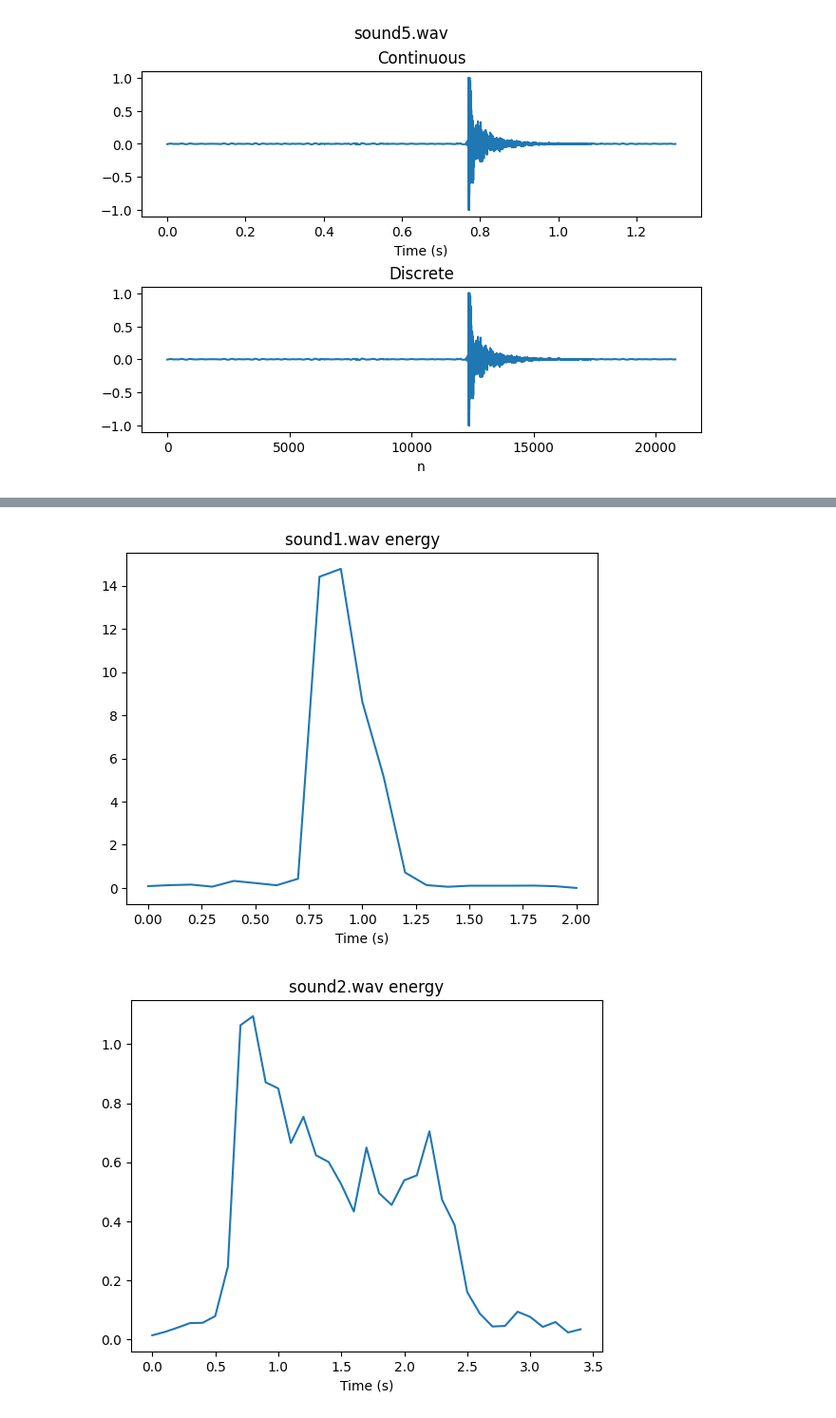
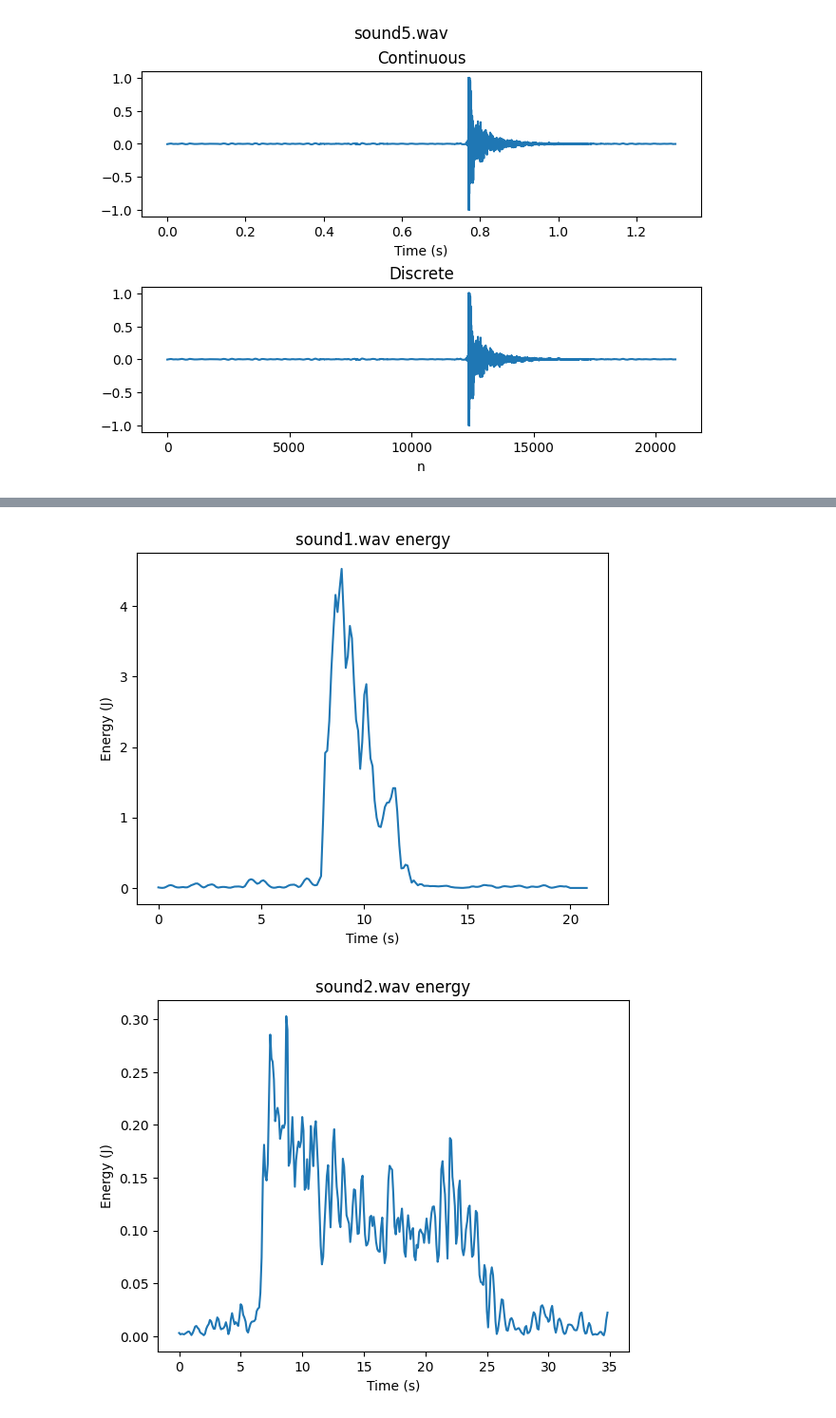
Before and after one commit to carlosedm10/joan-tds, a Jupyter notebook: prac1/python/prac1.ipynb, the cells around one changed output, grey strips where cells are left out. Shown at 95% size. Drawn from its saved outputs; the diff is of its cells as text; code cells hidden in the pictures.

Commit message:
plot all 5 sounds

```diff
--- a/prac1/python/prac1.ipynb
+++ b/prac1/python/prac1.ipynb
@@ -118,0 +176,13 @@ Energy of sound3.wav (non overlapping frames): [3.8680609  3.32501603 3.31144512
+# %%
+# get the energy of the signals in overlapping frames of 100ms with 50% overlap
+E1_frames = (overlapping_frames(y1, fs1, 0.02, 0.5) ** 2).sum(axis=0)
+E2_frames = (overlapping_frames(y2, fs2, 0.02, 0.5) ** 2).sum(axis=0)
+E3_frames = (overlapping_frames(y3, fs3, 0.02, 0.5) ** 2).sum(axis=0)
+E4_frames = (overlapping_frames(y4, fs4, 0.02, 0.5) ** 2).sum(axis=0)
+E5_frames = (overlapping_frames(y5, fs5, 0.02, 0.5) ** 2).sum(axis=0)
+
+print('Energy of sound1.wav (overlapping frames 50%):\n', E1_frames)
+print('Energy of sound2.wav (overlapping frames 50%):\n', E2_frames)
+print('Energy of sound3.wav (overlapping frames 50%):\n', E3_frames)
+print('Energy of sound4.wav (overlapping frames 50%):\n', E4_frames)
+print('Energy of sound5.wav (overlapping frames 50%):\n', E5_frames)
@@ -121,18 +209,25 @@ Energy of sound3.wav (non overlapping frames): [3.8680609  3.32501603 3.31144512
 t1 = np.arange(len(E1_frames)) * fs1
 t2 = np.arange(len(E2_frames)) * fs2
 t3 = np.arange(len(E3_frames)) * fs3
+t4 = np.arange(len(E4_frames)) * fs4
+t5 = np.arange(len(E5_frames)) * fs5
 
 plt.plot(t1, E1_frames, label='sound1.wav')
 plt.plot(t2, E2_frames, label='sound2.wav')
 plt.plot(t3, E3_frames, label='sound3.wav')
+plt.plot(t4, E4_frames, label='sound4.wav')
+plt.plot(t5, E5_frames, label='sound5.wav')
 plt.xlabel('n')
-plt.title('Energy of the signals (non-overlapping frames)')
+plt.ylabel('Energy (J)')
+plt.title('Energy of the signals (overlapping frames 50%)')
 plt.legend()
 plt.show()
 
 # plot the energy of the signals in continuous time
 # the sampling frequency is 10Hz because the frames are 100ms long
-plot_continuous(E1_frames, 10, 'sound1.wav energy')
-plot_continuous(E2_frames, 10, 'sound2.wav energy')
-plot_continuous(E3_frames, 10, 'sound3.wav energy')
+plot_continuous(E1_frames, 10, 'sound1.wav energy', ylabel='Energy (J)')
+plot_continuous(E2_frames, 10, 'sound2.wav energy', ylabel='Energy (J)')
+plot_continuous(E3_frames, 10, 'sound3.wav energy', ylabel='Energy (J)')
+plot_continuous(E4_frames, 10, 'sound4.wav energy', ylabel='Energy (J)')
+plot_continuous(E5_frames, 10, 'sound5.wav energy', ylabel='Energy (J)')
 # %% [output]
@@ -140,2 +235,2 @@ plot_continuous(E3_frames, 10, 'sound3.wav energy')
-[figure, old version]
+[figure, new version]
-[figure, old version]
+[figure, new version]
```
Also changed, not shown: parts of 10 cells of this notebook, 2 other files.
